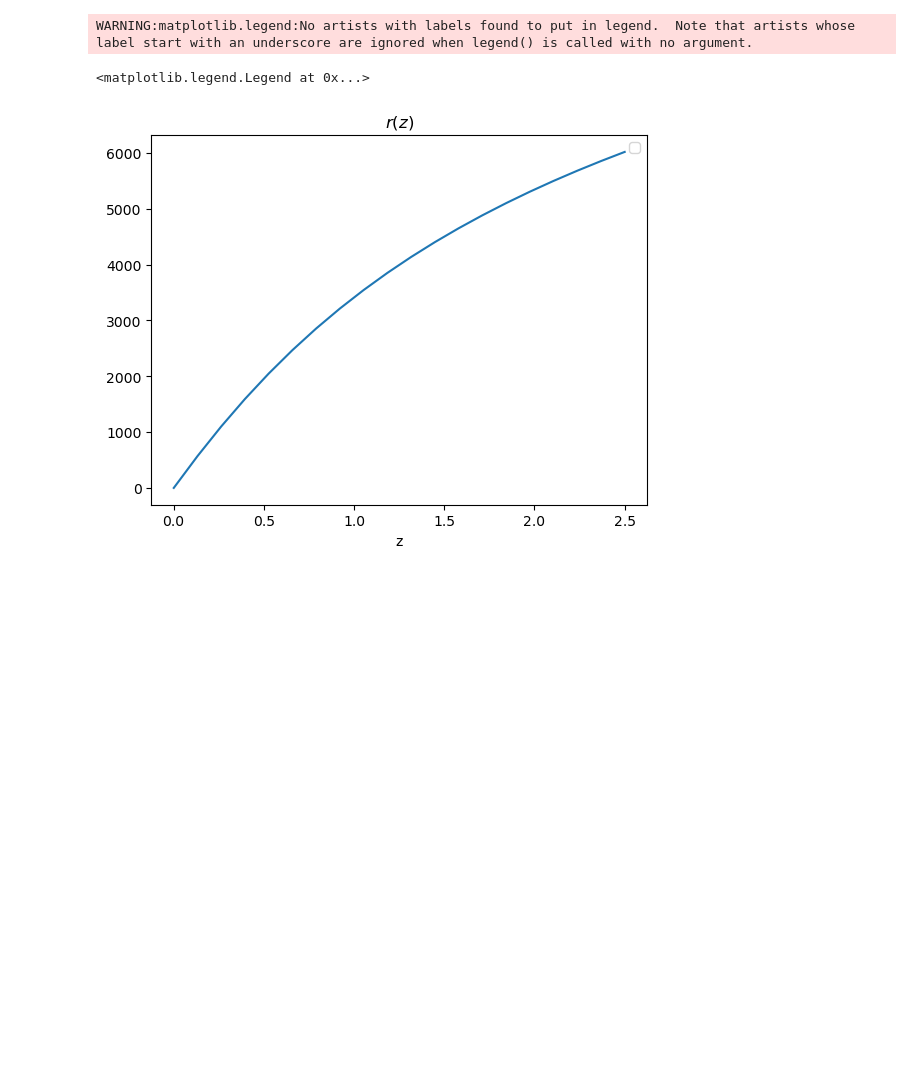
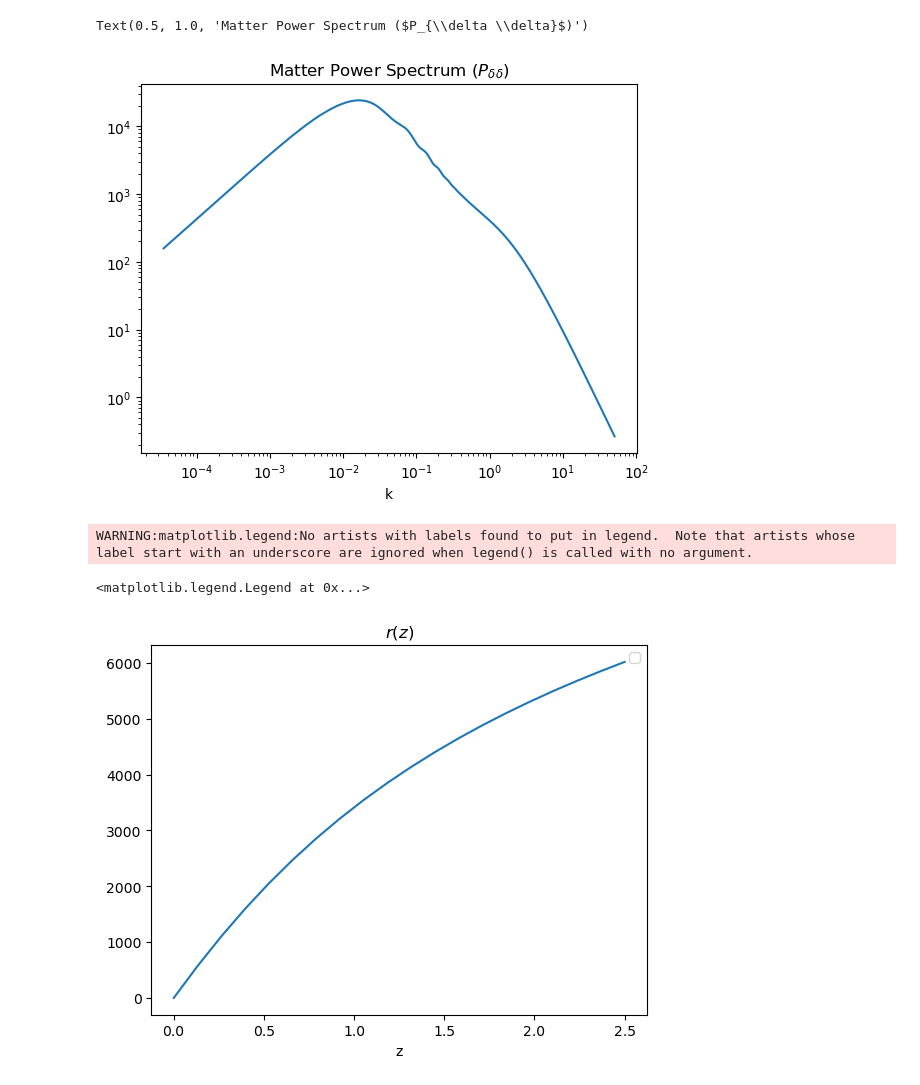
Before and after one commit to XimePS/Fisher_Matrix_WL, a Jupyter notebook: function_probes.ipynb, the cells around one changed output. Cells and saved outputs as stored; diff of their text form; code cells hidden in the pictures; blank space fills up the shorter version.

```diff
--- a/function_probes.ipynb
+++ b/function_probes.ipynb
@@ -78,6 +78,15 @@ k = pd.read_csv(kas, header=None, delimiter=' ')  # Cambia ' ' por el delimitado
 
 k_list = k.values.flatten().tolist()
 k_array = np.array(k_list)
+# %%
+plt.plot(k_array, P_array_2d[0, :])
+plt.xscale('log')
+plt.yscale('log')
+plt.xlabel('k')
+plt.title('Matter Power Spectrum ($P_{\delta \delta}$)')
+# %% [output]
+Text(0.5, 1.0, 'Matter Power Spectrum ($P_{\\delta \\delta}$)')
+[figure, added]
 # %%
 Omega_c0 = 0.2685628338348412
 
```
Also changed, not shown: parts of 2 cells of this notebook, 2 other files.
